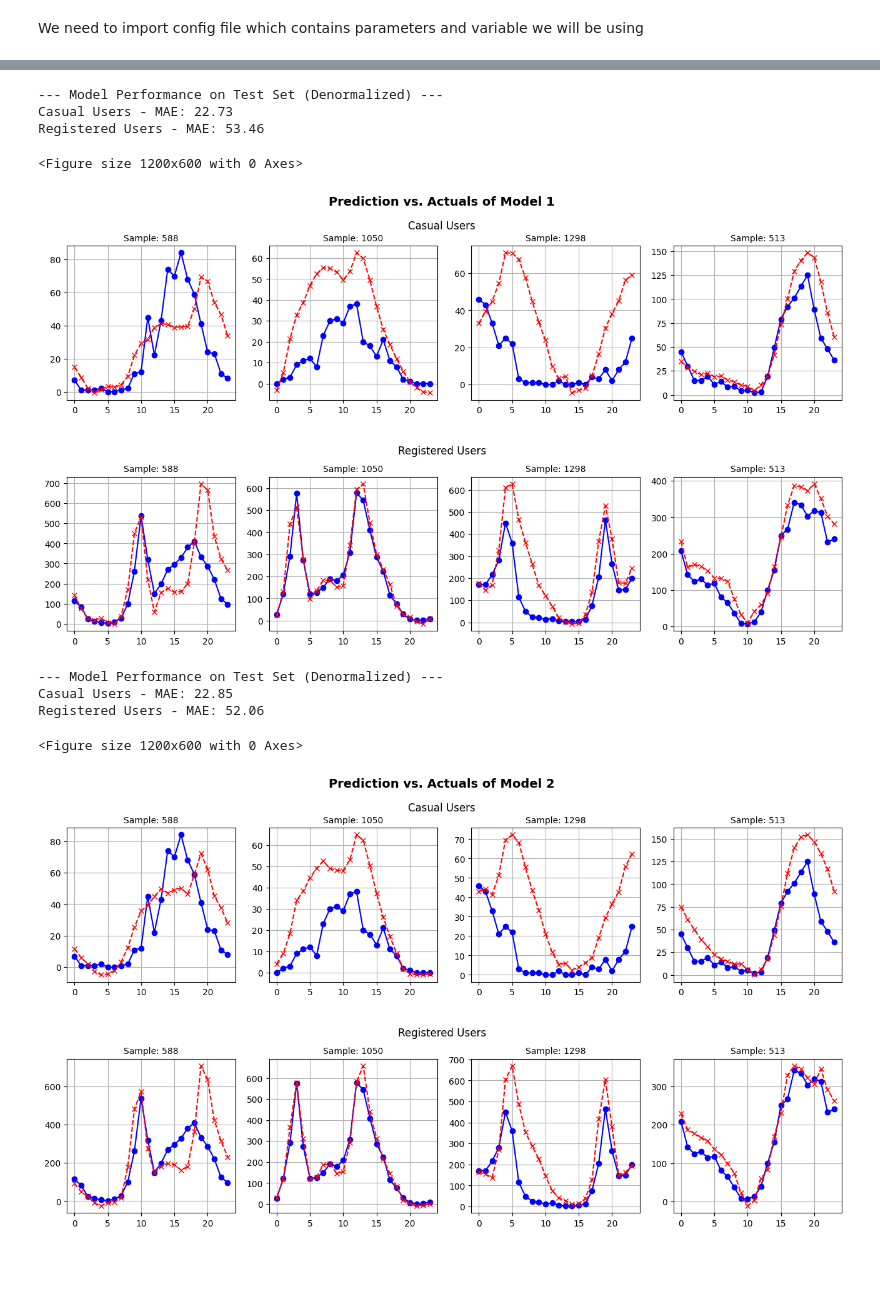
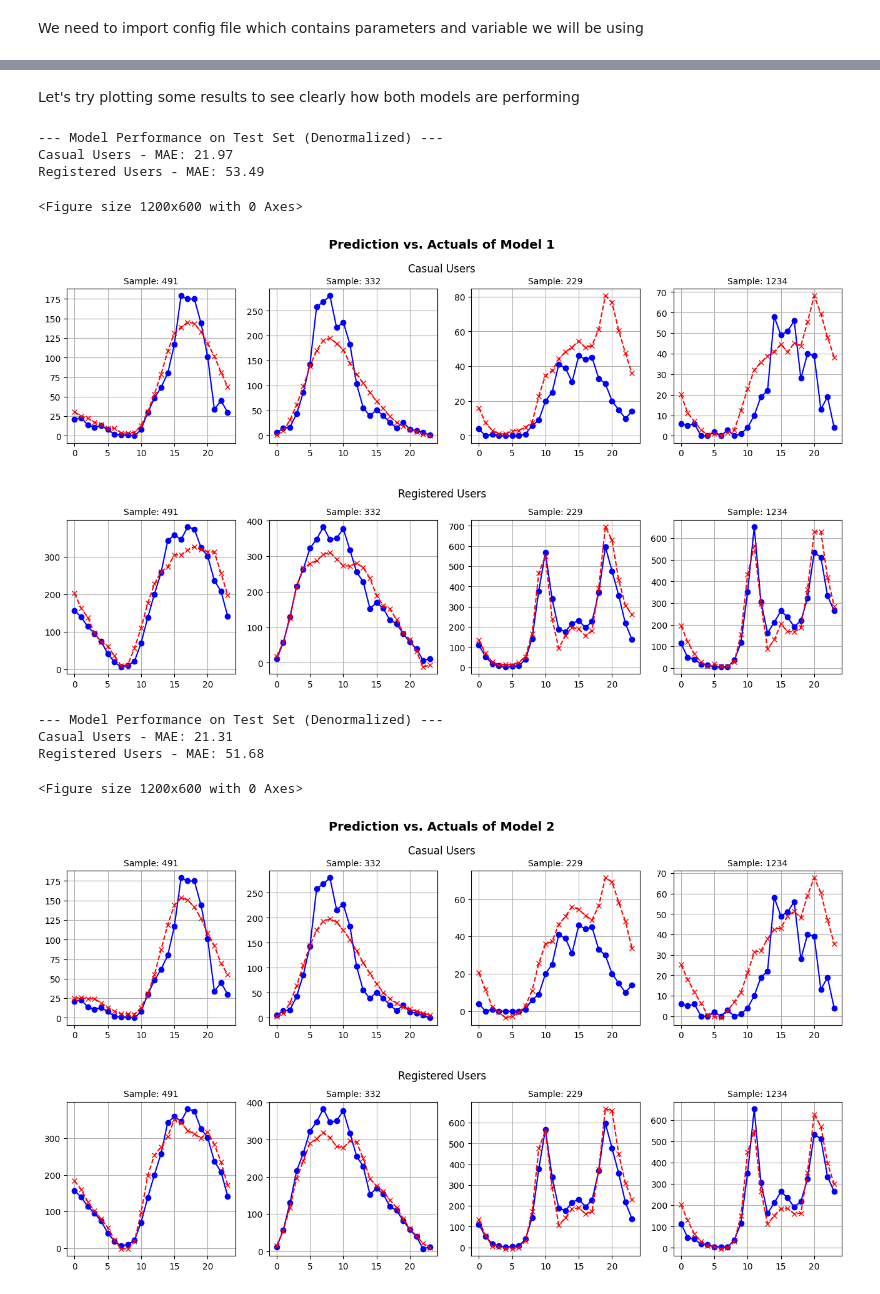
Before and after one commit to dilshan-49/Bike-Sharing-Forecast, a Jupyter notebook: model_testing.ipynb, the cells around one changed output, grey strips where cells are left out. Drawn from its saved outputs; the diff is of its cells as text; code cells hidden in the pictures; blank space fills up the shorter version.

```diff
--- a/model_testing.ipynb
+++ b/model_testing.ipynb
@@ -110,7 +116,7 @@ import torch
 import torch.nn as nn
 from model import LSTMForecaster,CNN_LSTMForecaster
 
-BATCH_SIZE = model_config['model']['batch_size']
+BATCH_SIZE = model_config['dataset']['batch_size']
 LOOKBACK_WINDOW = model_config['dataset']['lookback_window']
 NUM_FEATURES = model_config['model']['num_features']
 FORECAST_HORIZON = model_config['dataset']['forecast_horizon']
@@ -134,8 +140,8 @@ model_2 = CNN_LSTMForecaster(
 
 
 try:
-    model_1.load_state_dict(torch.load('models/lstm_7f_rec_best.pth', map_location=device))
-    model_2.load_state_dict(torch.load('models/cnn_lstm_7f_rec_best.pth', map_location=device))
+    model_1.load_state_dict(torch.load('models/lstm_7f_best.pth', map_location=device))
+    model_2.load_state_dict(torch.load('models/cnn_lstm_7f_best.pth', map_location=device))
     print("Successfully loaded models.")
 except FileNotFoundError:
     print("Error: 'best_model.pth' not found. Please train the model first.")
@@ -240,3 +242,5 @@ After Transform rgistered shape:  (1548, 24)
+# %% [markdown]
+Let's try plotting some results to see clearly how both models are performing
 # %%
 import matplotlib.pyplot as plt
 
@@ -269,40 +273,40 @@ actuals= [actuals_1,actuals_2]
 # %%
 from sklearn.metrics import mean_absolute_error
 
 
 indices = np.random.randint(1, 1500, 4).tolist()
 
 for i in range(2):
     # Reshape to a 1D array for metric calculation
     casual_preds_flat = preds[i][0].flatten()
     casual_actuals_flat = actuals[i][0].flatten()
     registered_preds_flat = preds[i][1].flatten()
     registered_actuals_flat = actuals[i][1].flatten()
 
     casual_mae = mean_absolute_error(casual_actuals_flat, casual_preds_flat)
 
     registered_mae = mean_absolute_error(registered_actuals_flat, registered_preds_flat)
 
     print("\n--- Model Performance on Test Set (Denormalized) ---")
     print(f"Casual Users - MAE: {casual_mae:.2f}")
     print(f"Registered Users - MAE: {registered_mae:.2f}")
 
 
 # You can change the index to view different samples
-    # plot_predictions(
-    #     preds=preds[i],
-    #     actuals=actuals[i],
-    #     sample_indices=indices, # should send exactly 4 indices
-    #     title="Prediction vs. Actuals of Model "+str(i+1)
-    #     )
+    plot_predictions(
+        preds=preds[i],
+        actuals=actuals[i],
+        sample_indices=indices, # should send exactly 4 indices
+        title="Prediction vs. Actuals of Model "+str(i+1)
+        )
 # %% [output]
 --- Model Performance on Test Set (Denormalized) ---
-Casual Users - MAE: 22.73
-Registered Users - MAE: 53.46
+Casual Users - MAE: 21.97
+Registered Users - MAE: 53.49
 <Figure size 1200x600 with 0 Axes>
-[figure, old version]
+[figure, new version]
 --- Model Performance on Test Set (Denormalized) ---
-Casual Users - MAE: 22.85
-Registered Users - MAE: 52.06
+Casual Users - MAE: 21.31
+Registered Users - MAE: 51.68
 <Figure size 1200x600 with 0 Axes>
-[figure, old version]
+[figure, new version]
```
Also changed, not shown: parts of 15 cells of this notebook, 2 other files.
